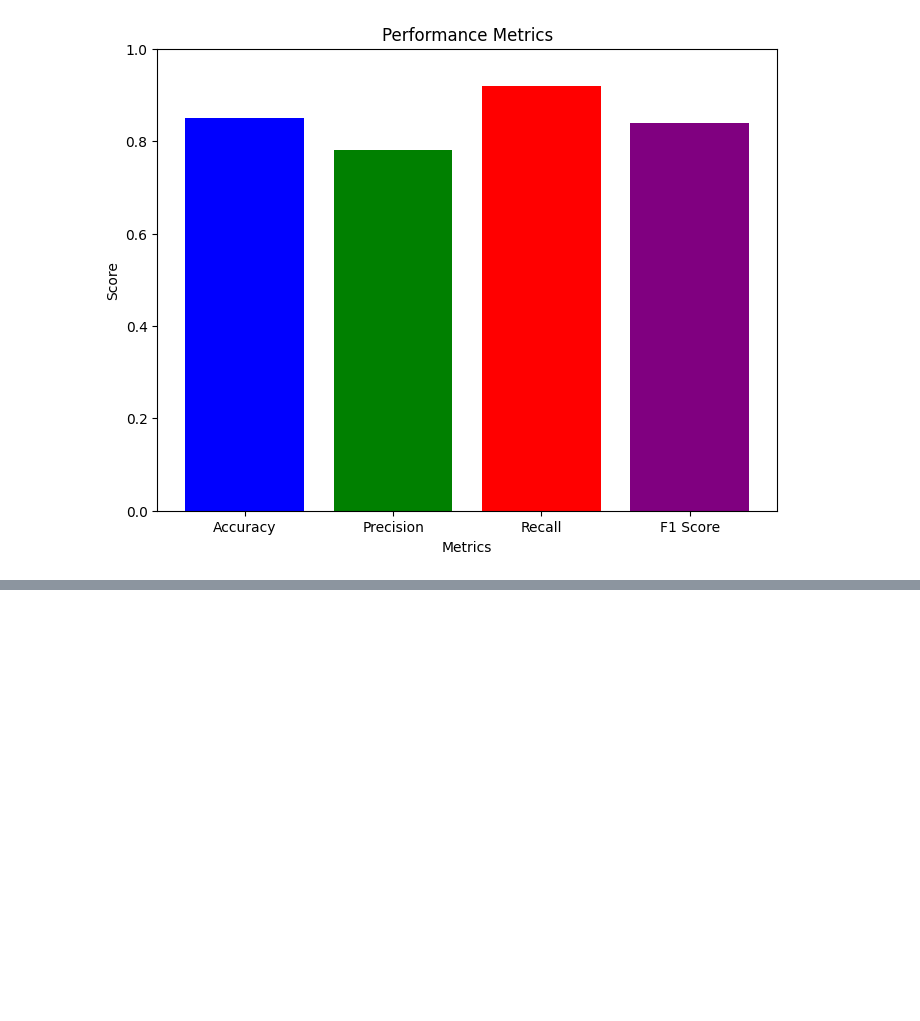
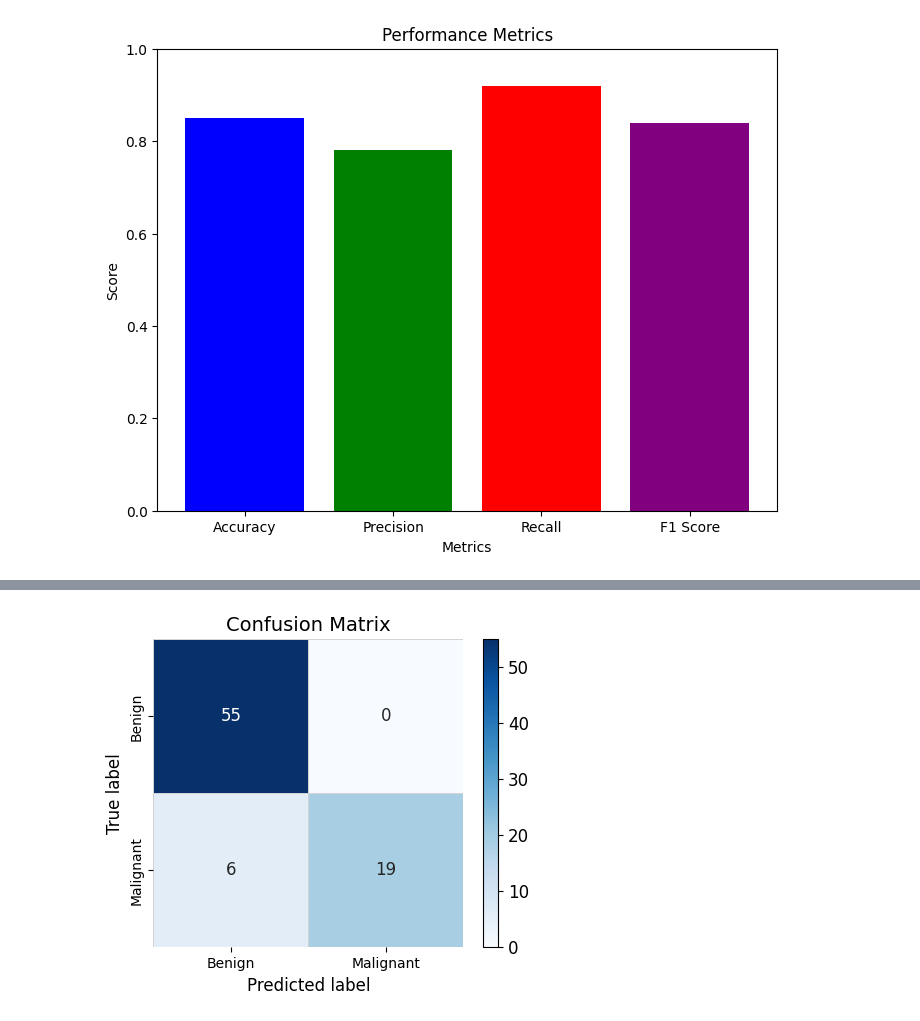
Before and after one commit to MohamadAbdelmoniem/Breast-Cancer-Prediction, a Jupyter notebook: Phase1.ipynb, the cells around one changed output, grey strips where cells are left out. Cells and saved outputs as stored; diff of their text form; code cells hidden in the pictures; blank space fills up the shorter version.

```diff
--- a/Phase1.ipynb
+++ b/Phase1.ipynb
@@ -664,0 +848,93 @@ plt.show()
+# %%
+#linear regression
+from sklearn.linear_model import LinearRegression
+from sklearn.metrics import mean_squared_error, r2_score
+from sklearn.metrics import mean_absolute_error
+
+def linear_regression(X_train, X_test, y_train, y_test):
+    regr = LinearRegression()
+    regr.fit(X_train, y_train)
+    #print(X_train.shape)
+    intr = regr.intercept_
+    print(f'inspect the intercept : {intr}')
+    slope = regr.coef_
+    print(f'retrieving the slope : {slope}')
+    print(f'regression score : {regr.score(X_test, y_test)}')
+
+    y_pred = regr.predict(X_test)
+
+    y_pred = np.where(y_pred > 0.5, 1, 0)
+
+    y_pred_flipped = np.where((y_pred == 0) | (y_pred == 1), y_pred ^ 1, y_pred)
+
+    mae = mean_absolute_error(y_test, y_pred)
+    mse = mean_squared_error(y_test, y_pred)
+    rmse = np.sqrt(mse)
+    print(f'Mean absolute error: {mae:.4f}')
+    print(f'Mean squared error: {mse:.4f}')
+    print(f'Root mean squared error: {rmse:.4f}')
+
+    # Convert class labels from integer to string format
+    y_true_str = ["Benign" if label == 0 else "Malignant" for label in y_test]
+    if accuracy_score(y_test, y_pred) > accuracy_score(y_test, y_pred_flipped):
+        y_pred_str = ["Benign" if label == 0 else "Malignant" for label in y_pred]
+    else:
+        y_pred_str = ["Benign" if label == 0 else "Malignant" for label in y_pred_flipped]
+
+    # Evaluate the performance of the classifier
+    print("Accuracy:", accuracy_score(y_true_str, y_pred_str)*100)
+
+    # Generate a confusion matrix plot
+    cm = confusion_matrix(y_true_str, y_pred_str, labels=["Benign", "Malignant"])
+    cm_labels = {"Benign": "Benign", "Malignant": "Malignant"}
+    fig, ax = plt.subplots(figsize=(5, 4))
+    sns.heatmap(cm, annot=True, fmt='d', cmap='Blues', xticklabels=cm_labels.values(), yticklabels=cm_labels.values(),
+                cbar=False, annot_kws={"fontsize": 12}, linewidths=.5, linecolor='lightgray')
+    cbar = ax.figure.colorbar(ax.collections[0])
+    cbar.ax.tick_params(labelsize=12)
+    plt.title('Confusion Matrix', fontsize=14)
+    plt.xlabel('Predicted label', fontsize=12)
+    plt.ylabel('True label', fontsize=12)
+
+    # Generate an ROC curve plot
+
+    fpr, tpr, thresholds = roc_curve(y_test, y_pred)
+    roc_auc = auc(fpr, tpr)
+
+    # Generate a feature importance plot (for models with coefficients available)
+    if hasattr(regr, 'coef_'):
+        coefs = regr.coef_.ravel()
+        if len(coefs) == 5:
+            names = ['symmetry_se', 'smoothness_mean', 'texture_se', 'symmetry_worst', 'compactness_se']
+        else:
+            names = X_train.columns
+        fig3, ax3 = plt.subplots(figsize=(7, 5))
+        ax3.barh(names, coefs, height=0.7, color=plt.cm.RdBu(np.sign(coefs)))
+        ax3.set_yticks(names)
+        ax3.set_xlabel('Coefficient', fontsize=12)
+        ax3.set_ylabel('Feature', fontsize=12)
+        ax3.set_title('Feature Importance', fontsize=14)
+
+    # Show all plots
+    fig2, (ax1, ax2) = plt.subplots(1, 2, figsize=(12, 6))
+    sns.heatmap(cm, annot=True, fmt='d', cmap='Blues', xticklabels=cm_labels.values(), yticklabels=cm_labels.values(),
+                cbar=False, annot_kws={"fontsize": 12}, linewidths=.5, linecolor='lightgray', ax=ax1)
+    ax1.set_title('Confusion Matrix', fontsize=14)
+    ax1.set_xlabel('Predicted label', fontsize=12)
+    ax1.set_ylabel('True label', fontsize=12)
+    ax2.plot(fpr, tpr, color='darkorange', lw=2, label='ROC curve (area = %0.2f)' % roc_auc)
+    ax2.plot([0, 1], [0, 1], color='navy', lw=2, linestyle='--')
+    ax2.set_xlim([0.0, 1.0])
+    ax2.set_ylim([0.0, 1.05])
+    ax2.set_xlabel('False Positive Rate')
+    ax2.set_ylabel('True Positive Rate')
+    ax2.set_title('Receiver Operating Characteristic (ROC) Curve')
+    ax2.legend(loc="lower right")
+    plt.show()
+
+    # Return the trained model
+    return regr
+
+# Train a linear regression model
+linear_regression(X_train, X_test, y_train, y_test)
+# %% [output]
@@ -664,0 +952 @@ plt.show()
+[figure, added]
```
Also changed, not shown: parts of 20 cells of this notebook.
